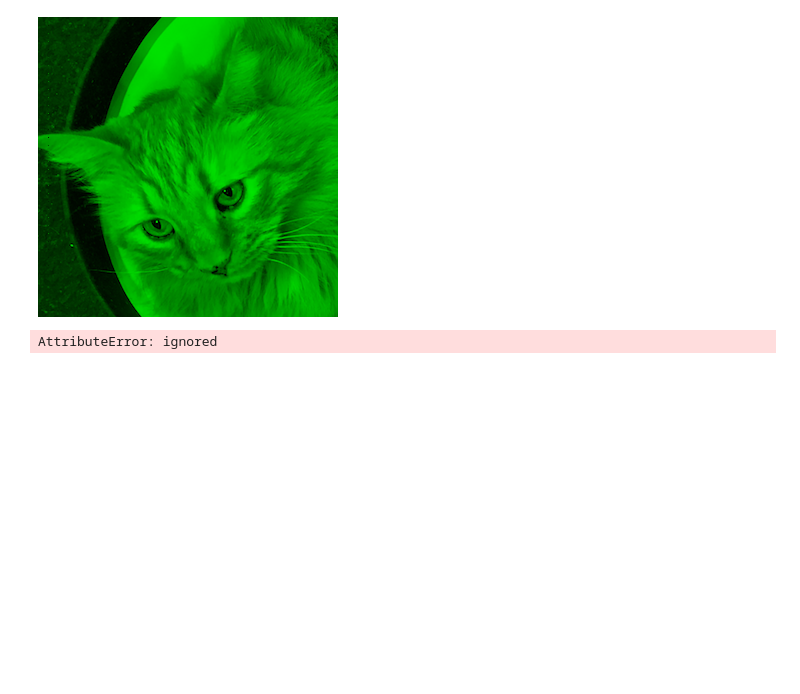
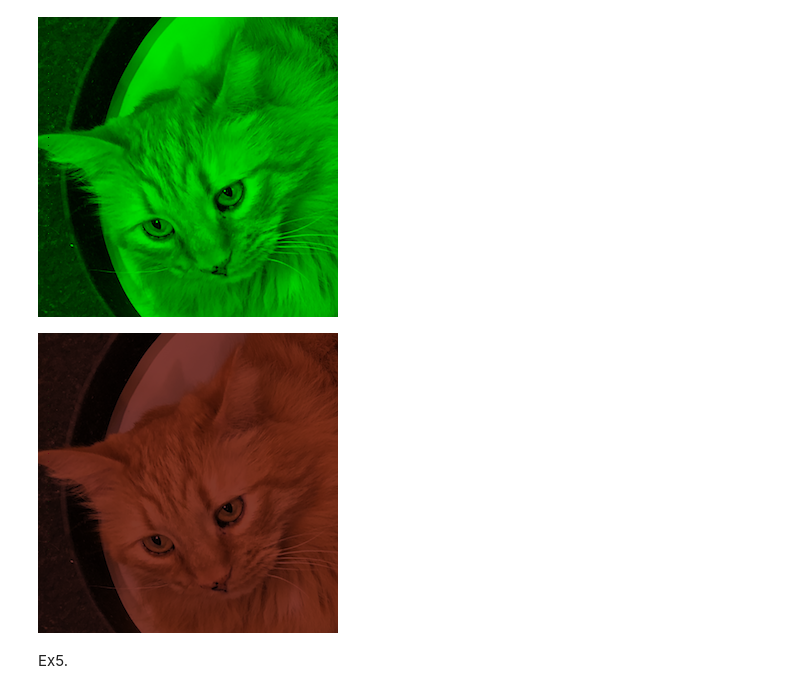
Before and after one commit to JiaqiZhang1/Math-152, a Jupyter notebook: P4M_Notebook_4.ipynb, the cells around one changed output. Saved outputs shown, nothing was run; the diff lists cells and outputs as text; code cells hidden in the pictures; blank space fills up the shorter version.

```diff
--- a/P4M_Notebook_4.ipynb
+++ b/P4M_Notebook_4.ipynb
@@ -1210,10 +1211,13 @@ greencatarray_flip = greencatarray[::-1,::]
 display(Image.fromarray(greencatarray_flip))
 # %% [output]
 [figure]
-# %%
-bg = Image.open(redcatarray)
-bg = bg.resize((300,300))
-bg.paste(greencatarray_flip,bluecatarray_flip,redcatarray)
-bg.show()
-# %% [output]
-AttributeError: ignored
+# %%
+a= Image.fromarray(greencatarray_flip)
+b = Image.fromarray(bluecatarray_flip)
+c = Image.fromarray(redcatarray)
+d= Image.blend(a,b,0.5)
+Image.blend(d,c,0.5)
+# %% [output]
+[figure, added]
+# %% [markdown]
+Ex5.
```
Also changed, not shown: parts of 31 cells of this notebook.
